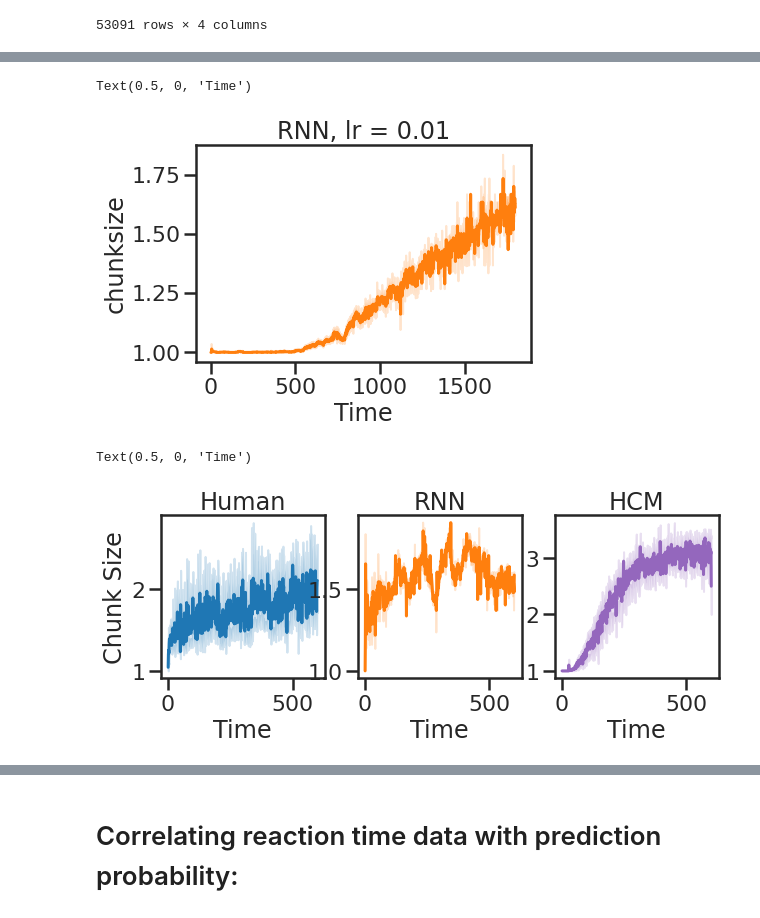
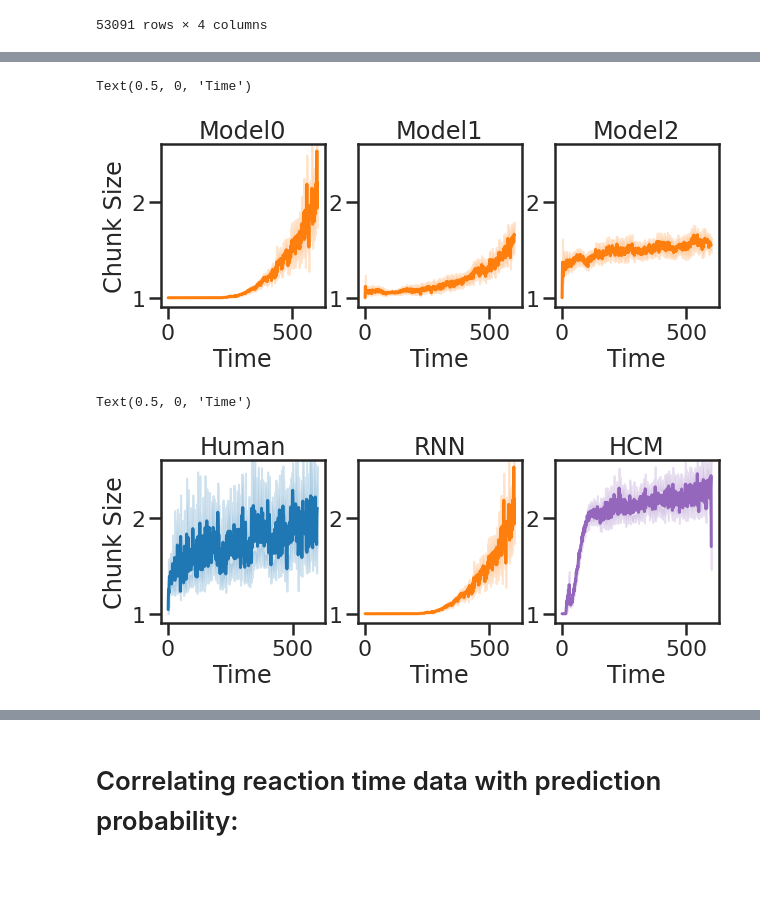
Before and after one commit to swu32/HCM, a Jupyter notebook: Demo/Demo_5_Human_HCM_RNN.ipynb, the cells around one changed output, grey strips where cells are left out. Drawn from its saved outputs; the diff is of its cells as text; code cells hidden in the pictures; blank space fills up the shorter version.

Commit message:
model comparison with parameter change

```diff
--- a/Demo/Demo_5_Human_HCM_RNN.ipynb
+++ b/Demo/Demo_5_Human_HCM_RNN.ipynb
@@ -233,15 +248,41 @@ for i in range(0,len(PARSER_learn['chunksize'])):
 
 PARSER_learn = pd.DataFrame.from_dict(PARSER_learn)
 # %%
+plt.figure(figsize = (10,3))
+
+plt.subplot(1,3,1)
+sns.set_style("ticks")
+sns.set_context("poster")
+tips = sns.load_dataset("tips")
+g = sns.lineplot(x="time", y="chunksize", color = palette[1], data=dfrnn[dfrnn['model'] == 'model0'])
+plt.title('Model0')
+plt.ylim([0.9,2.6])
+plt.ylabel('Chunk Size')
+plt.xlabel('Time')
+
+
+plt.subplot(1,3,2)
 sns.set_style("ticks")
 sns.set_context("poster")
 palette = sns.color_palette("tab10")
-g = sns.lineplot(x="time", y="chunksize", color = palette[1], data=dfrnn[dfrnn['lr'] == 0.001])
-plt.title('RNN, lr = 0.01')
+g = sns.lineplot(x="time", y="chunksize", color = palette[1], data=dfrnn[dfrnn['model'] == 'model1'])
+plt.ylim([0.9,2.6])
+plt.title('Model1')
+plt.ylabel('')
 plt.xlabel('Time')
+
+plt.subplot(1,3,3)
+sns.set_style("ticks")
+sns.set_context("poster")
+palette = sns.color_palette("tab10")
+g = sns.lineplot(x="time", y="chunksize", color = palette[1], data=dfrnn[dfrnn['model'] == 'model2'])
+plt.title('Model2')
+plt.ylabel('')
+plt.ylim([0.9,2.6])
+plt.xlabel('Time')
 # %% [output]
 Text(0.5, 0, 'Time')
-[figure, old version]
+[figure, new version]
 # %%
 import pandas as pd
 import matplotlib.pyplot as plt
@@ -254,7 +295,7 @@ sns.set_context("poster")
 tips = sns.load_dataset("tips")
 g = sns.lineplot(x="time", y="chunksize",color = palette[0], data=dfc3)
 plt.title('Human')
-#plt.ylim([0.9,2.6])
+plt.ylim([0.9,2.6])
 plt.ylabel('Chunk Size')
 plt.xlabel('Time')
 
@@ -263,8 +304,8 @@ plt.subplot(1,3,2)
 sns.set_style("ticks")
 sns.set_context("poster")
 palette = sns.color_palette("tab10")
-g = sns.lineplot(x="time", y="chunksize", color = palette[1], data=dfrnn[dfrnn['lr'] == 0.01])
-#plt.ylim([0.9,2.6])
+g = sns.lineplot(x="time", y="chunksize", color = palette[1], data=dfrnn[(dfrnn['lr'] == 0.001)& (dfrnn['model'] == 'model0')])
+plt.ylim([0.9,2.6])
 plt.title('RNN')
 plt.ylabel('')
 plt.xlabel('Time')
@@ -276,8 +317,8 @@ palette = sns.color_palette("tab10")
 g = sns.lineplot(x="time", y="smoothed",color = palette[4], data=HCM_learn)
 plt.title('HCM')
 plt.ylabel('')
-#plt.ylim([0.9,2.6])
+plt.ylim([0.9,2.6])
 plt.xlabel('Time')
 # %% [output]
 Text(0.5, 0, 'Time')
-[figure, old version]
+[figure, new version]
```
Also changed, not shown: parts of 14 cells of this notebook, 5 other files.
